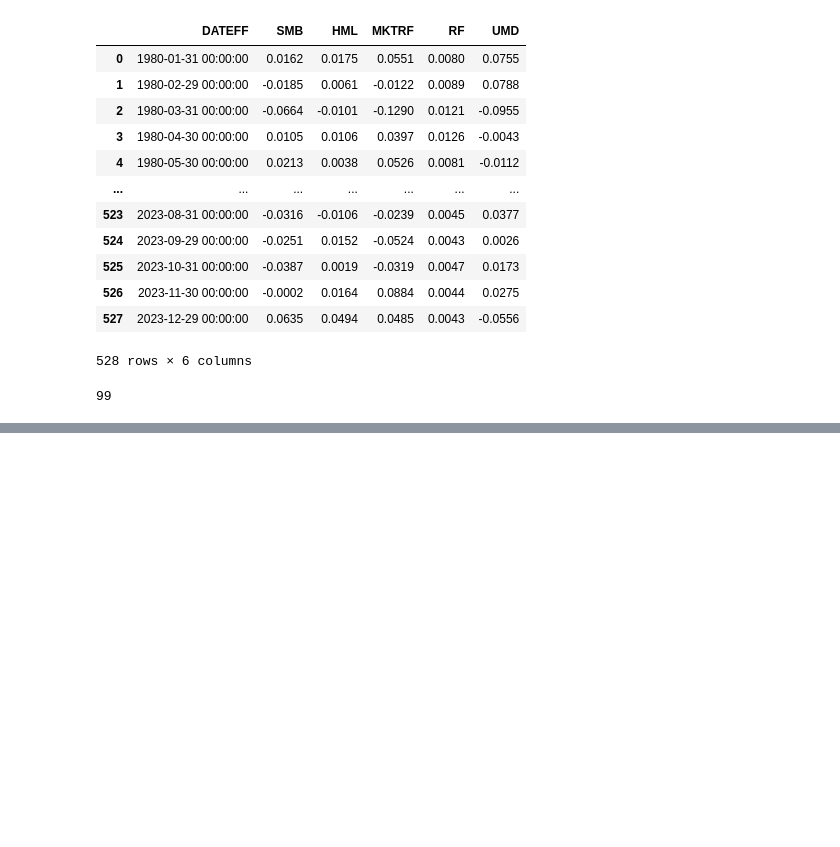
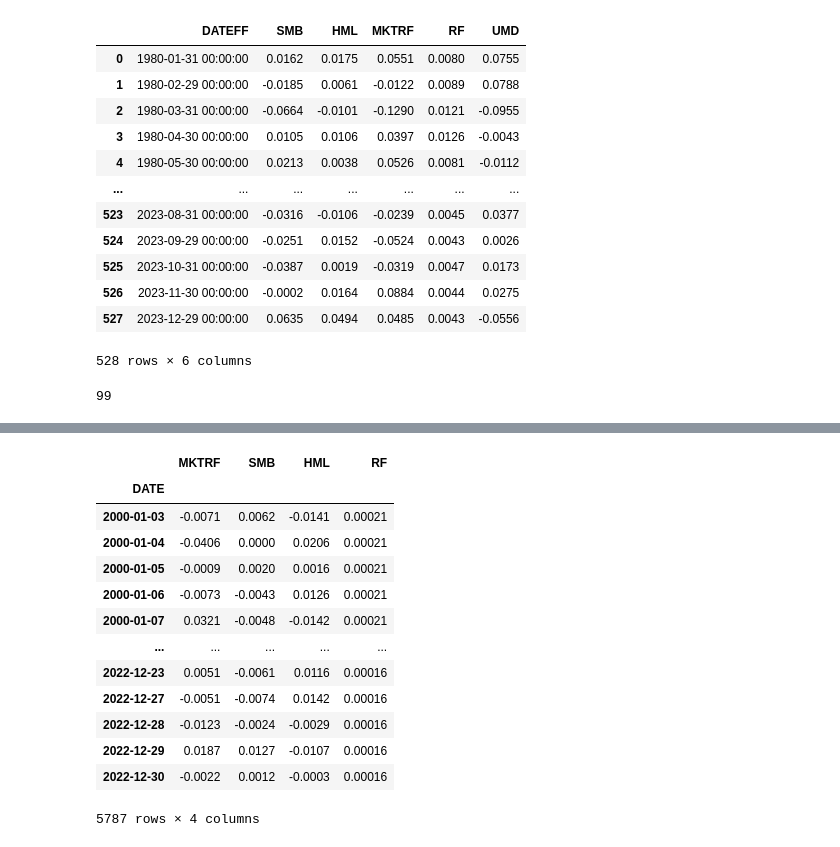
Before and after one commit to uWaterloo-CFM/CFM-301, a Jupyter notebook: Assignment 3/Assignment 3.ipynb, the cells around one changed output, grey strips where cells are left out. Drawn from its saved outputs; the diff is of its cells as text; code cells hidden in the pictures; blank space fills up the shorter version.

```diff
--- a/Assignment 3/Assignment 3.ipynb
+++ b/Assignment 3/Assignment 3.ipynb
@@ -116,0 +175,19 @@ permno_beta_dict[87055]
+# %%
+permnos = set(list(crsp_daily["PERMNO"]))
+
+ff3_daily
+# %% [output]
+|  | MKTRF | SMB | HML | RF |
+| DATE |  |  |  |  |
+| 2000-01-03 | -0.0071 | 0.0062 | -0.0141 | 0.00021 |
+| 2000-01-04 | -0.0406 | 0.0000 | 0.0206 | 0.00021 |
+| 2000-01-05 | -0.0009 | 0.0020 | 0.0016 | 0.00021 |
+| 2000-01-06 | -0.0073 | -0.0043 | 0.0126 | 0.00021 |
+| 2000-01-07 | 0.0321 | -0.0048 | -0.0142 | 0.00021 |
+| ... | ... | ... | ... | ... |
+| 2022-12-23 | 0.0051 | -0.0061 | 0.0116 | 0.00016 |
+| 2022-12-27 | -0.0051 | -0.0074 | 0.0142 | 0.00016 |
+| 2022-12-28 | -0.0123 | -0.0024 | -0.0029 | 0.00016 |
+| 2022-12-29 | 0.0187 | 0.0127 | -0.0107 | 0.00016 |
+| 2022-12-30 | -0.0022 | 0.0012 | -0.0003 | 0.00016 |
+5787 rows × 4 columns
```
Also changed, not shown: parts of 17 cells of this notebook, 5 other files.
